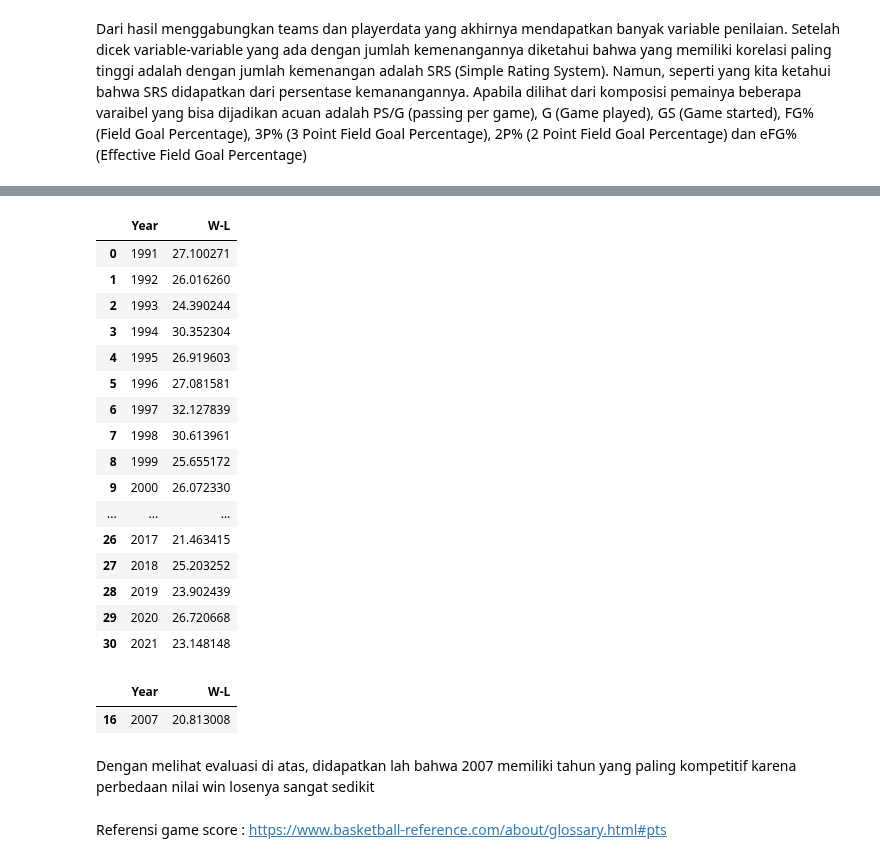
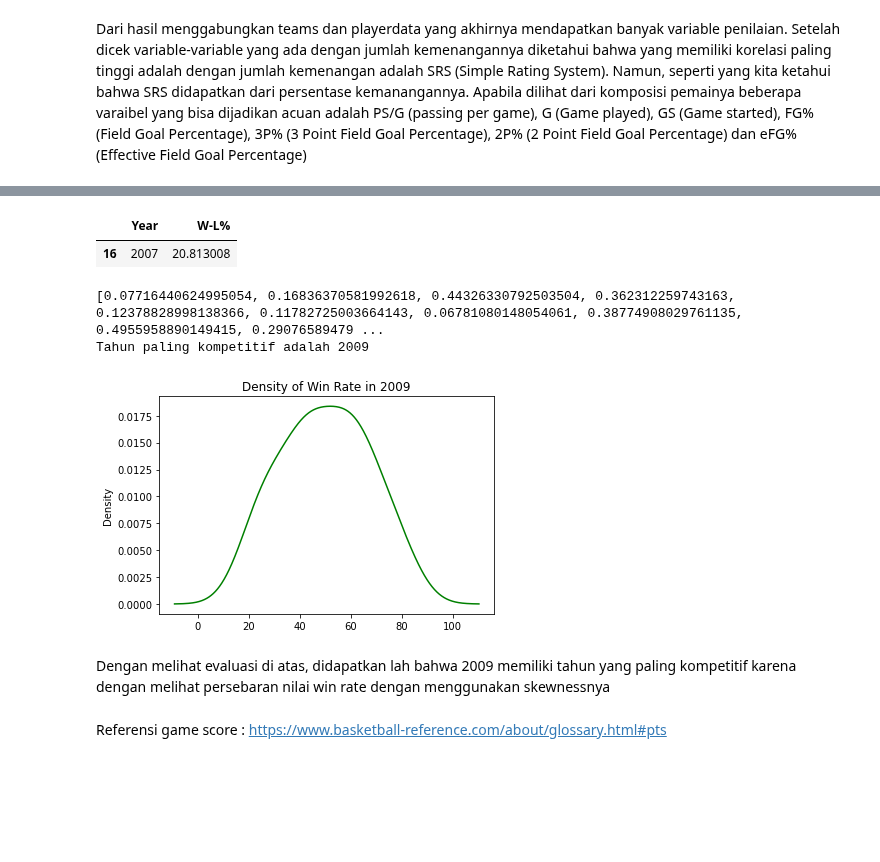
Before and after one commit to akmalgomal3/nba-kasddead, a Jupyter notebook: dataset-insight.ipynb, the cells around one changed output, grey strips where cells are left out. Drawn from its saved outputs; the diff is of its cells as text; code cells hidden in the pictures; blank space fills up the shorter version.

```diff
--- a/dataset-insight.ipynb
+++ b/dataset-insight.ipynb
@@ -760,7 +760,8 @@ SRS : 0.932136748388367
 Dari hasil menggabungkan teams dan playerdata yang akhirnya mendapatkan banyak variable penilaian. Setelah dicek variable-variable yang ada dengan jumlah kemenangannya diketahui bahwa yang memiliki korelasi paling tinggi adalah dengan jumlah kemenangan adalah SRS (Simple Rating System). Namun, seperti yang kita ketahui bahwa SRS didapatkan dari persentase kemanangannya. Apabila dilihat dari komposisi pemainya beberapa varaibel yang bisa dijadikan acuan adalah  PS/G (passing per game), G (Game played), GS (Game started), FG% (Field Goal Percentage), 3P% (3 Point Field Goal Percentage), 2P% (2 Point Field Goal Percentage) dan eFG% (Effective Field Goal Percentage)
 # %%
 new_data['W/L%'] = new_data['W']/(new_data['W']+new_data['L'])*100
-new_data['W-L'] = abs(new_data['W']-new_data['L'])/abs(new_data['W']+new_data['L'])*100
+new_data['W-L%'] = abs(new_data['W']-new_data['L'])/abs(new_data['W']+new_data['L'])*100
+new_data['W-L'] = abs(new_data['W']-new_data['L'])
 display(new_data['W/L%'])
 # new_data.to_excel("new_data.xlsx")
 display(new_data)
@@ -793,30 +794,46 @@ Name: W/L%, Length: 906, dtype: float64
 # %%
-new_data_two = new_data.groupby('Year')['W-L'].mean().reset_index()
+new_data_three = new_data.groupby('Year')['W-L%'].mean().reset_index()
 
-display(new_data_two)
-display(new_data_two[new_data_two['W-L'] == new_data_two['W-L'].min()])
+display(new_data_three[new_data_three['W-L%'] == new_data_three['W-L%'].min()])
 # %% [output]
-|  | Year | W-L |
-| 0 | 1991 | 27.100271 |
-| 1 | 1992 | 26.016260 |
-| 2 | 1993 | 24.390244 |
-| 3 | 1994 | 30.352304 |
-| 4 | 1995 | 26.919603 |
-| 5 | 1996 | 27.081581 |
-| 6 | 1997 | 32.127839 |
-| 7 | 1998 | 30.613961 |
-| 8 | 1999 | 25.655172 |
-| 9 | 2000 | 26.072330 |
-| ... | ... | ... |
-| 26 | 2017 | 21.463415 |
-| 27 | 2018 | 25.203252 |
-| 28 | 2019 | 23.902439 |
-| 29 | 2020 | 26.720668 |
-| 30 | 2021 | 23.148148 |
+|  | Year | W-L% |
+| 16 | 2007 | 20.813008 |
-|  | Year | W-L |
-| 16 | 2007 | 20.813008 |
+# %%
+from scipy.stats import skew
+
+lst_year = new_data["Year"].unique()
+
+lst_skew_score = []
+
+for i in lst_year :
+    temp_df = new_data.loc[new_data["Year"] == i]
+    skew_score = skew(temp_df["W/L%"])
+    lst_skew_score.append(skew_score)
+
+
+
+for i in range(len(lst_skew_score)) :
+    lst_skew_score[i] = abs(lst_skew_score[i])
+min_score = min(lst_skew_score)
+print(lst_skew_score)
+
+idx = lst_skew_score.index(min_score)
+
+print("Tahun paling kompetitif adalah " + str(lst_year[idx]))
+# %% [output]
+[0.07716440624995054, 0.16836370581992618, 0.44326330792503504, 0.362312259743163, 0.12378828998138366, 0.11782725003664143, 0.06781080148054061, 0.38774908029761135, 0.4955958890149415, 0.29076589479 ...
+Tahun paling kompetitif adalah 2009
+# %%
+import matplotlib.pyplot as plt
+
+temp_df = new_data.loc[new_data["Year"] == 2009]
+temp_df["W/L%"].plot.density(color='green')
+plt.title('Density of Win Rate in 2009')
+plt.show()
+# %% [output]
+[figure, added]
 # %% [markdown]
-Dengan melihat evaluasi di atas, didapatkan lah bahwa 2007 memiliki tahun yang paling kompetitif karena perbedaan nilai win losenya sangat sedikit
+Dengan melihat evaluasi di atas, didapatkan lah bahwa 2009 memiliki tahun yang paling kompetitif karena dengan melihat persebaran nilai win rate dengan menggunakan skewnessnya
 # %%
 lst_column_temp_player = players_df.columns
 
```
Also changed, not shown: parts of 6 cells of this notebook.
